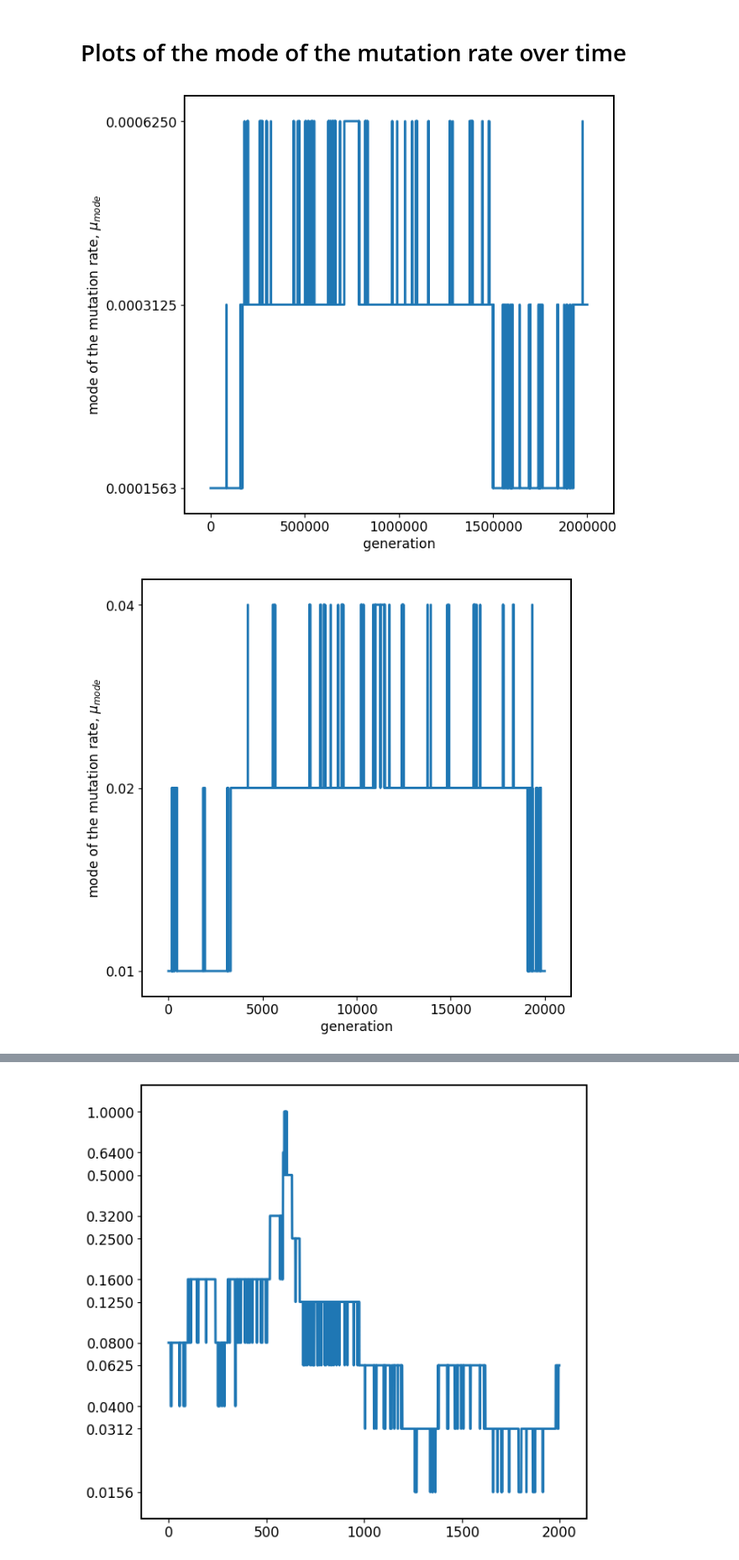
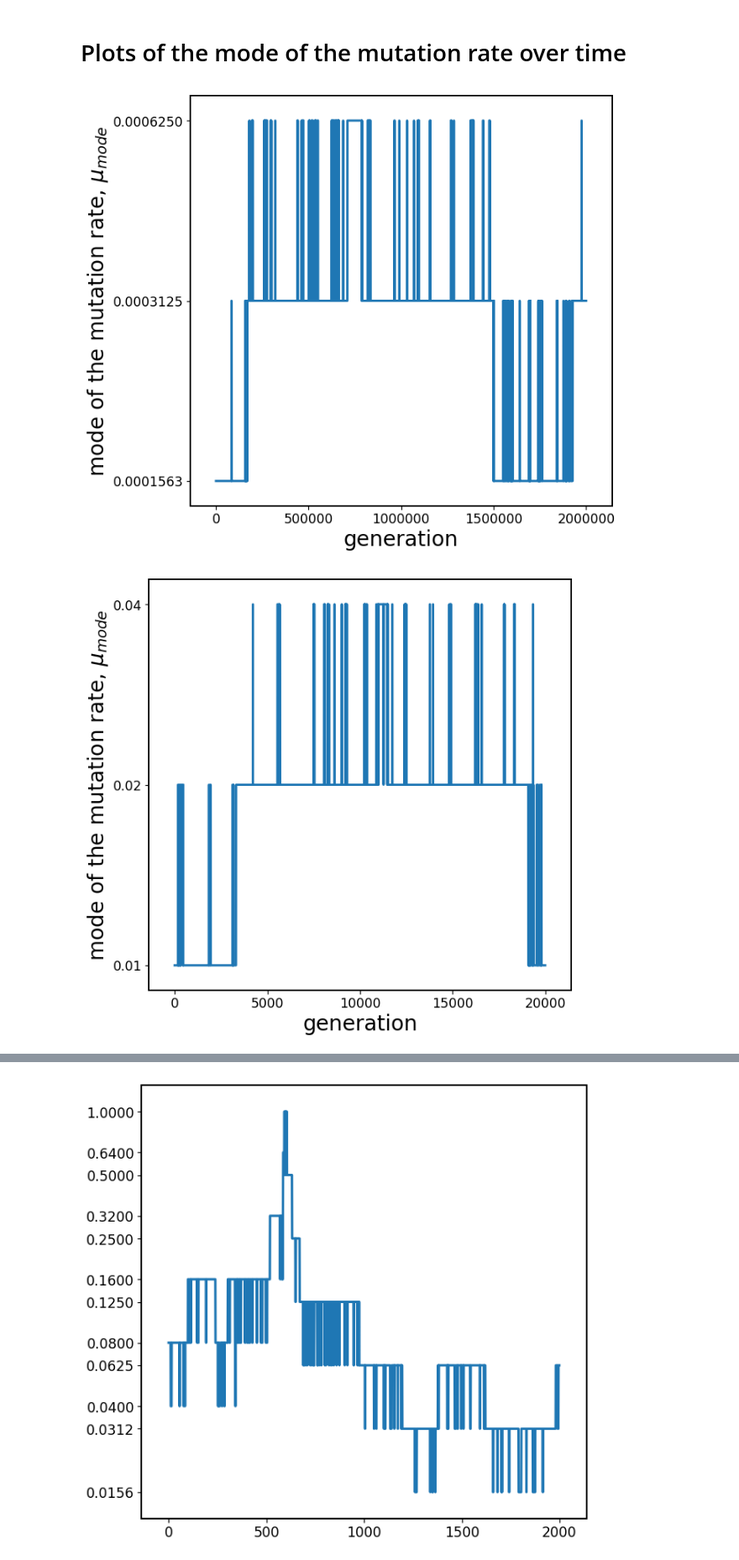
Before and after one commit to nicholas-sherer/Population-Evolution-Project-Source-Code, a Jupyter notebook: Plots related to the drift barrier and mutation rate landscape catastrophe.ipynb, the cells around one changed output, grey strips where cells are left out. Shown at 84% size. Drawn from its saved outputs; the diff is of its cells as text; code cells hidden in the pictures.

```diff
--- a/Plots related to the drift barrier and mutation rate landscape catastrophe.ipynb
+++ b/Plots related to the drift barrier and mutation rate landscape catastrophe.ipynb
@@ -48,20 +48,20 @@ def plot_mu_trajectory(ax, mu_of_t):
 fig = plt.figure(figsize=(10,10))
 ax = fig.add_subplot(111)
 plot_mu_trajectory(ax, mu_modes[25600][:2*10**6])
-ax.set_xlabel('generation');
-ax.set_ylabel('mode of the mutation rate, $\mu_{mode}$');
+ax.set_xlabel('generation', fontsize=28);
+ax.set_ylabel('mode of the mutation rate, $\mu_{mode}$', fontsize=28);
 plt.savefig('mu_mode_trajectoryK25600.pdf')
 # %% [output]
-[figure, old version]
+[figure, new version]
 # %%
 fig = plt.figure(figsize=(10,10))
 ax = fig.add_subplot(111)
 plot_mu_trajectory(ax, mu_modes[400][:2*10**4])
-ax.set_xlabel('generation');
-ax.set_ylabel('mode of the mutation rate, $\mu_{mode}$');
+ax.set_xlabel('generation', fontsize=28);
+ax.set_ylabel('mode of the mutation rate, $\mu_{mode}$', fontsize=28);
 plt.savefig('mu_mode_trajectoryK400.pdf')
 # %% [output]
-[figure, old version]
+[figure, new version]
 # %%
 fig = plt.figure(figsize=(10,10))
 ax = fig.add_subplot(111)
```
Also changed, not shown: parts of 8 cells of this notebook, 3 other files.
